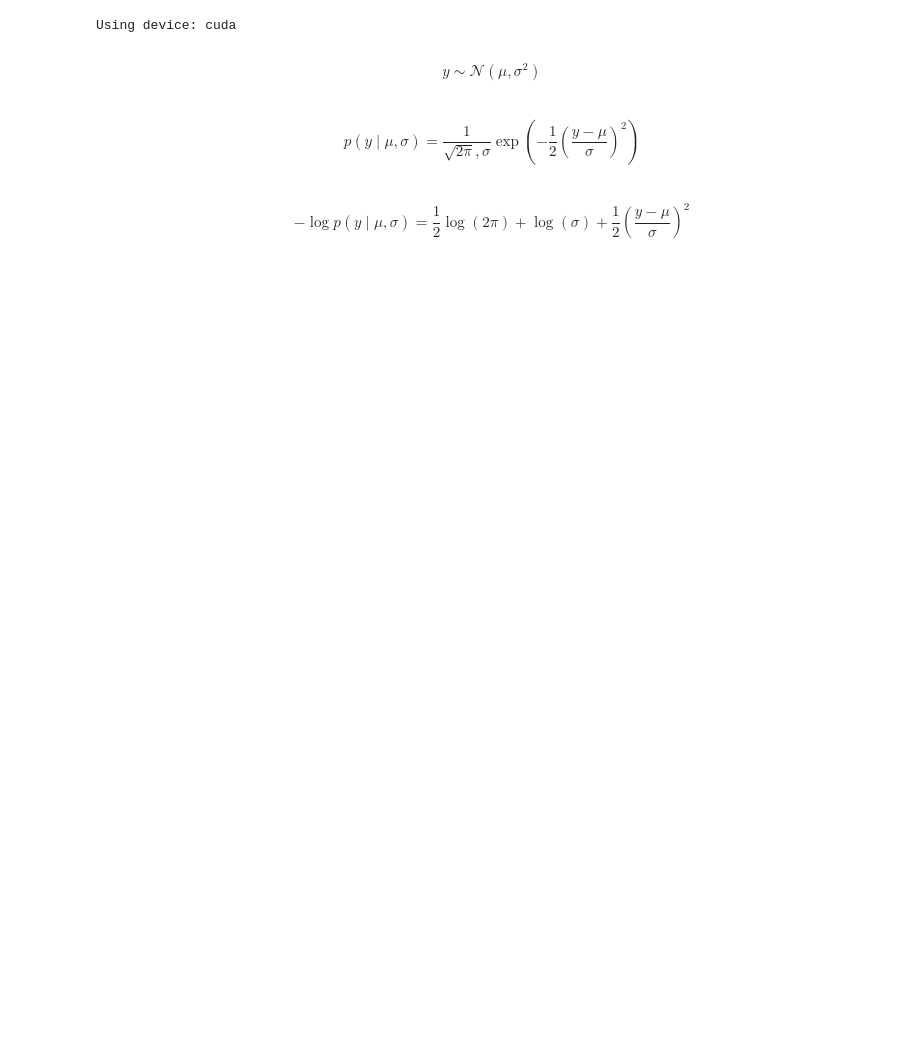
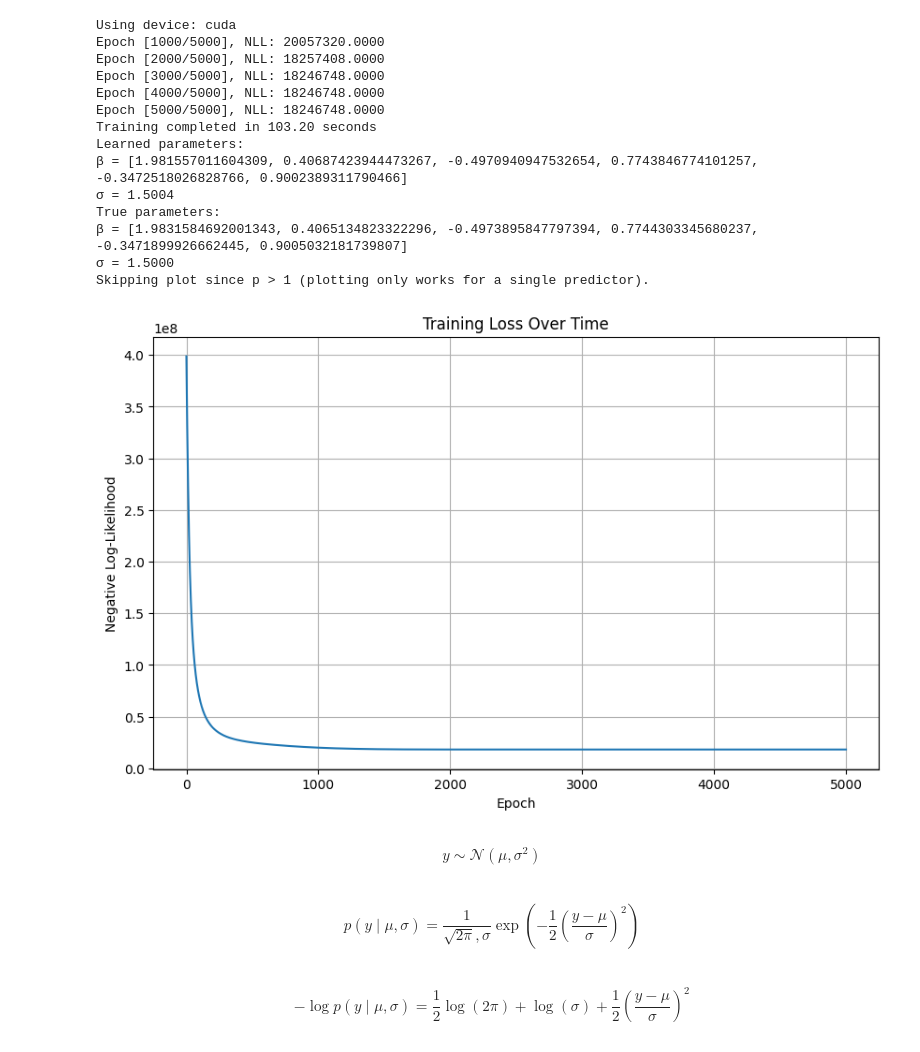
Before and after one commit to blueskycircle/pytorch-models, a Jupyter notebook: notebooks/notebookGPU2.ipynb, the cells around one changed output. Cells and saved outputs as stored; diff of their text form; code cells hidden in the pictures; blank space fills up the shorter version.

```diff
--- a/notebooks/notebookGPU2.ipynb
+++ b/notebooks/notebookGPU2.ipynb
@@ -18,7 +18,7 @@ print(f"Using device: {device}")
 
 # Step 1: Generate synthetic data based on a linear model
 # y_i ~ N(X_i β, σ²)
-n = 1000000  # sample size
+n = 10000000  # sample size
 p = 5      # number of predictors (excluding intercept); change as needed
 
 if p == 1:
@@ -134,33 +134,47 @@ if p == 1:
     # Plot confidence bands (μ ± 2σ)
     # For confidence bands, compute predictions using learned_beta on CPU
     learned_beta_cpu = learned_beta.cpu() if learned_beta.device.type != "cpu" else learned_beta
     y_pred_band = x_range_with_intercept @ learned_beta_cpu.unsqueeze(1).numpy()
     plt.fill_between(
         x_range.flatten(),
         (y_pred_band - 2 * learned_sigma).reshape(-1),
         (y_pred_band + 2 * learned_sigma).reshape(-1),
         alpha=0.2, color='g', label=f'95% Confidence Band (σ = {learned_sigma:.2f})'
     )
 
     plt.xlabel('x')
     plt.ylabel('y')
     plt.legend()
     plt.title('Gaussian Regression with Fixed Effects (β) and Standard Deviation (σ)')
     plt.grid(True)
     plt.show()
 else:
     print("Skipping plot since p > 1 (plotting only works for a single predictor).")
 
 # Plot the loss curve
 plt.figure(figsize=(10, 6))
 plt.plot(range(num_epochs), losses)
 plt.xlabel('Epoch')
 plt.ylabel('Negative Log-Likelihood')
 plt.title('Training Loss Over Time')
 plt.grid(True)
 plt.show()
 # %% [output]
 Using device: cuda
+Epoch [1000/5000], NLL: 20057320.0000
+Epoch [2000/5000], NLL: 18257408.0000
+Epoch [3000/5000], NLL: 18246748.0000
+Epoch [4000/5000], NLL: 18246748.0000
+Epoch [5000/5000], NLL: 18246748.0000
+Training completed in 103.20 seconds
+Learned parameters:
+β = [1.981557011604309, 0.40687423944473267, -0.4970940947532654, 0.7743846774101257, -0.3472518026828766, 0.9002389311790466]
+σ = 1.5004
+True parameters:
+β = [1.9831584692001343, 0.4065134823322296, -0.4973895847797394, 0.7744303345680237, -0.3471899926662445, 0.9005032181739807]
+σ = 1.5000
+Skipping plot since p > 1 (plotting only works for a single predictor).
+[figure, added]
 # %% [markdown]
 $$y \sim \mathcal{N}(\mu, \sigma^2) $$
 # %% [markdown]
```
